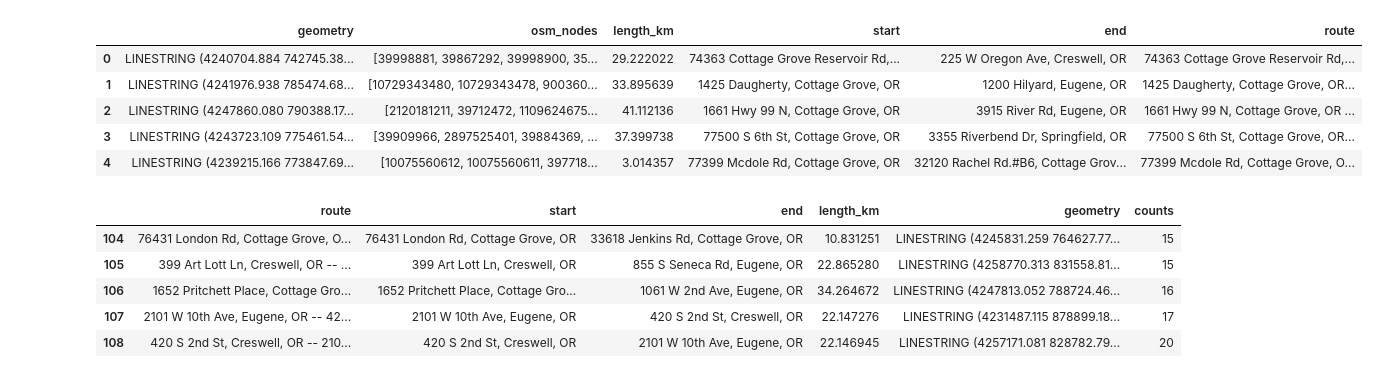
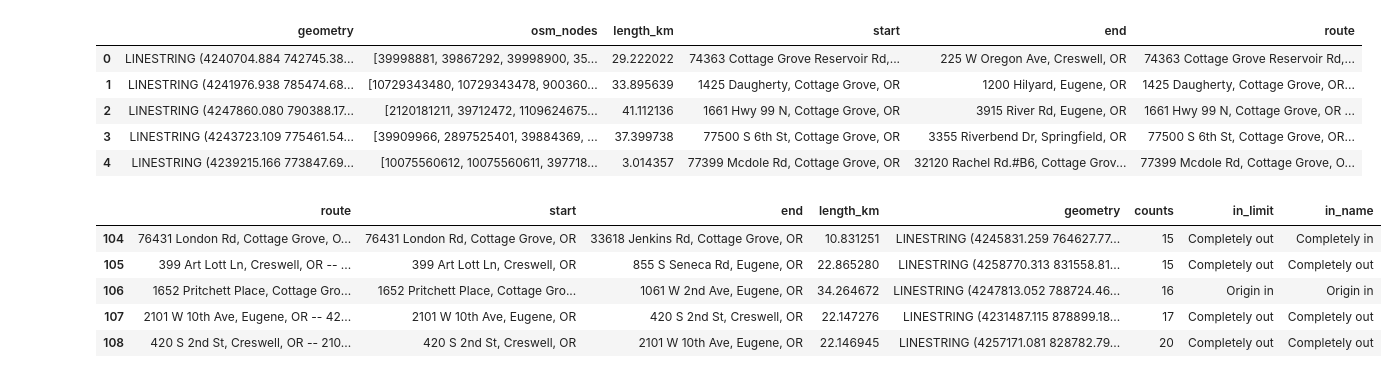
Before and after one commit to dongmeic/LCOG_support, a Jupyter notebook: Lane/ox_path_SLW-TDP_July23data.ipynb, the cells around one changed output. Drawn from its saved outputs; the diff is of its cells as text; code cells hidden in the pictures.

```diff
--- a/Lane/ox_path_SLW-TDP_July23data.ipynb
+++ b/Lane/ox_path_SLW-TDP_July23data.ipynb
@@ -99,7 +99,10 @@ outgdf.head()
 | 3 | LINESTRING (4243723.109 775461.54... | [39909966, 2897525401, 39884369, ... | 37.399738 | 77500 S 6th St, Cottage Grove, OR | 3355 Riverbend Dr, Springfield, OR | 77500 S 6th St, Cottage Grove, OR... |
 | 4 | LINESTRING (4239215.166 773847.69... | [10075560612, 10075560611, 397718... | 3.014357 | 77399 Mcdole Rd, Cottage Grove, OR | 32120 Rachel Rd.#B6, Cottage Grov... | 77399 Mcdole Rd, Cottage Grove, O... |
 # %%
-sdf=df[['Route', 'Counts']].rename(columns={'Route':'route', 'Counts':'counts'})
+sdf=df[['Route', 'Counts', 'InCityLimit', 'InCityName']].rename(columns={'Route':'route',
+                                                                         'Counts':'counts',
+                                                                        'InCityLimit': 'in_limit',
+                                                                        'InCityName': 'in_name'})
 # %%
-outgdf = outgdf[['route', 'start', 'end', 'length_km', 'geometry']].merge(sdf, on='route')
+outgdf1 = outgdf[['route', 'start', 'end', 'length_km', 'geometry']].merge(sdf, on='route')
 # %%
@@ -107,9 +110,9 @@ outgdf.to_file(inpath+'\\routes.shp')
 # %%
-outgdf.tail(5)
+outgdf1.tail(5)
 # %% [output]
-|  | route | start | end | length_km | geometry | counts |
-| 104 | 76431 London Rd, Cottage Grove, O... | 76431 London Rd, Cottage Grove, OR | 33618 Jenkins Rd, Cottage Grove, OR | 10.831251 | LINESTRING (4245831.259 764627.77... | 15 |
-| 105 | 399 Art Lott Ln, Creswell, OR -- ... | 399 Art Lott Ln, Creswell, OR | 855 S Seneca Rd, Eugene, OR | 22.865280 | LINESTRING (4258770.313 831558.81... | 15 |
-| 106 | 1652 Pritchett Place, Cottage Gro... | 1652 Pritchett Place, Cottage Gro... | 1061 W 2nd Ave, Eugene, OR | 34.264672 | LINESTRING (4247813.052 788724.46... | 16 |
-| 107 | 2101 W 10th Ave, Eugene, OR -- 42... | 2101 W 10th Ave, Eugene, OR | 420 S 2nd St, Creswell, OR | 22.147276 | LINESTRING (4231487.115 878899.18... | 17 |
-| 108 | 420 S 2nd St, Creswell, OR -- 210... | 420 S 2nd St, Creswell, OR | 2101 W 10th Ave, Eugene, OR | 22.146945 | LINESTRING (4257171.081 828782.79... | 20 |
+|  | route | start | end | length_km | geometry | counts | in_limit | in_name |
+| 104 | 76431 London Rd, Cottage Grove, O... | 76431 London Rd, Cottage Grove, OR | 33618 Jenkins Rd, Cottage Grove, OR | 10.831251 | LINESTRING (4245831.259 764627.77... | 15 | Completely out | Completely in |
+| 105 | 399 Art Lott Ln, Creswell, OR -- ... | 399 Art Lott Ln, Creswell, OR | 855 S Seneca Rd, Eugene, OR | 22.865280 | LINESTRING (4258770.313 831558.81... | 15 | Completely out | Completely out |
+| 106 | 1652 Pritchett Place, Cottage Gro... | 1652 Pritchett Place, Cottage Gro... | 1061 W 2nd Ave, Eugene, OR | 34.264672 | LINESTRING (4247813.052 788724.46... | 16 | Origin in | Origin in |
+| 107 | 2101 W 10th Ave, Eugene, OR -- 42... | 2101 W 10th Ave, Eugene, OR | 420 S 2nd St, Creswell, OR | 22.147276 | LINESTRING (4231487.115 878899.18... | 17 | Completely out | Completely out |
+| 108 | 420 S 2nd St, Creswell, OR -- 210... | 420 S 2nd St, Creswell, OR | 2101 W 10th Ave, Eugene, OR | 22.146945 | LINESTRING (4257171.081 828782.79... | 20 | Completely out | Completely out |
```
Also changed, not shown: parts of 1 cell of this notebook.
